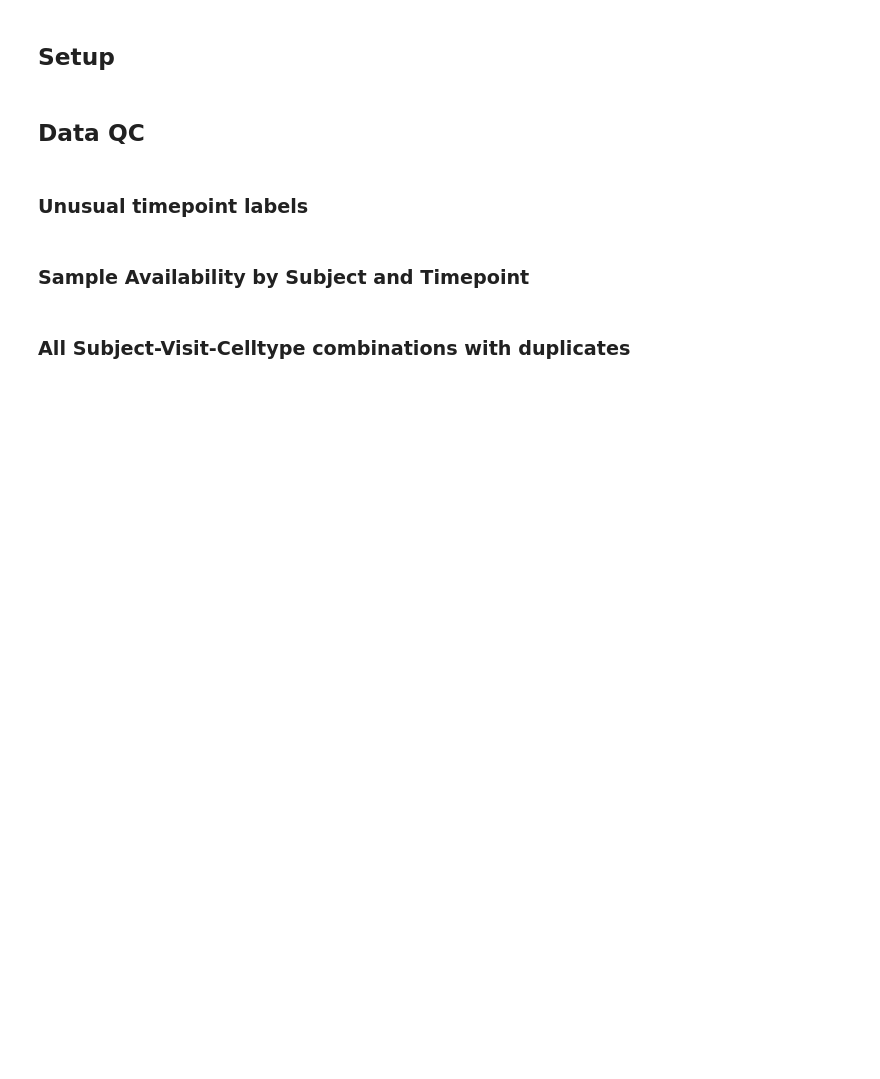
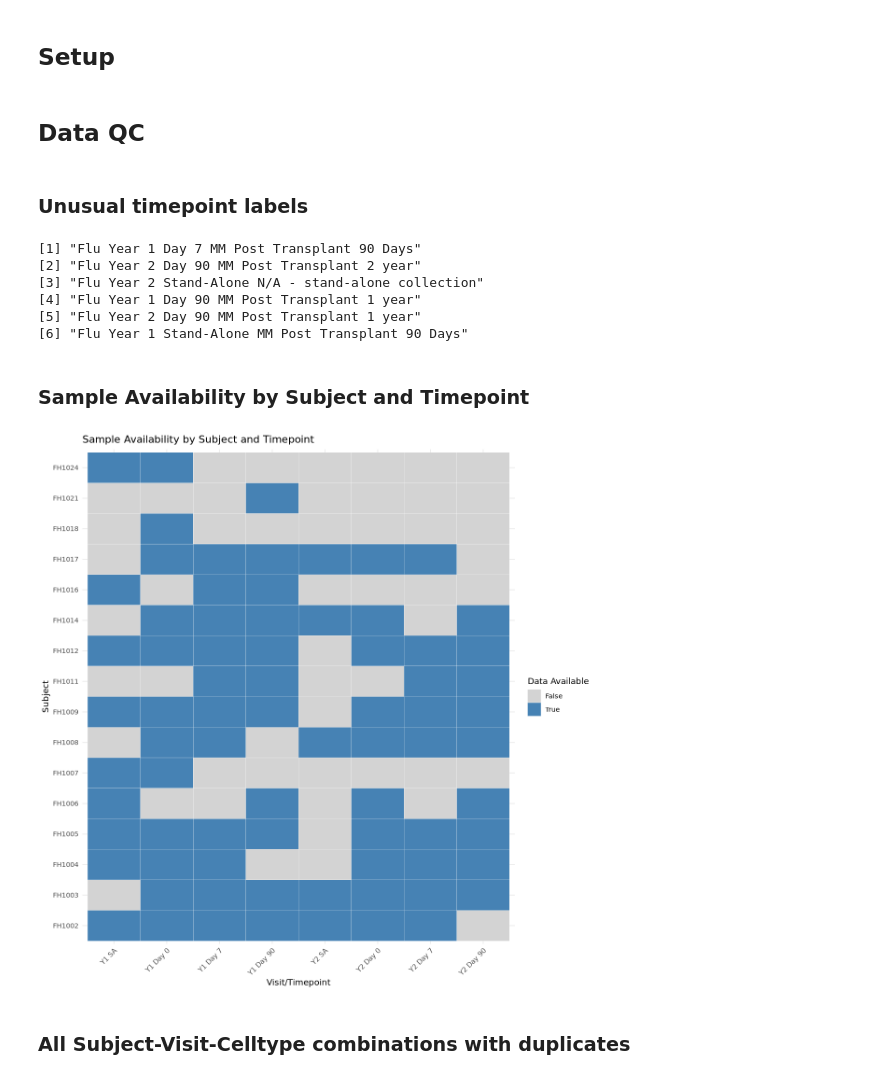
Before and after one commit to kevin-lee-aifi/pbmc_flow, a Jupyter notebook: notebooks/flu_response_longitudinal/myeloid_flu_response_longitudinal.ipynb, the cells around one changed output. Drawn from its saved outputs; the diff is of its cells as text; code cells hidden in the pictures; blank space fills up the shorter version.

```diff
--- a/notebooks/flu_response_longitudinal/myeloid_flu_response_longitudinal.ipynb
+++ b/notebooks/flu_response_longitudinal/myeloid_flu_response_longitudinal.ipynb
@@ -1,27 +1,16 @@
 # %% [markdown]
 ## Setup
 # %%
-suppressPackageStartupMessages({
-    library(ggplot2)
-    library(ggalluvial)
-    library(dplyr)
-    library(RColorBrewer)
-    library(gridExtra)
-    library(rlang)
-    library(tidyr)
-    library(patchwork)
-    library(data.table)
-    library(ggpubr)
-})
-
 home <- "/home/workspace/"
-path <- "pbmc_flow/data/NDMM PM1 data - Statistics(in).csv"
+path <- "pbmc_flow/data/NDMM PM1 data - Statistics (1).csv"
 util <- "pbmc_flow/utils.R"
+long_util <- "pbmc_flow/notebooks/flu_response_longitudinal/longitudinal_utils.R"
 
 source(file.path(home, util))
+source(file.path(home, long_util))
 
 df <- fread(file.path(home, path))
-df <- df[df$percentOf == "Live cells", ]
+df <- df[df$plate != "B196", ]
 df$subject <- df$Subject
 df$visit <- df$Visit
 df$cell <- df$population
@@ -47,5 +36,12 @@ data <- read.csv(file.path(home, path))
 unique_visits <- unique(data$Visit)
 visits_not_in_labels <- unique_visits[!unique_visits %in% names(timepoint_labels)]
 print(visits_not_in_labels)
+# %% [output]
+[1] "Flu Year 1 Day 7 MM Post Transplant 90 Days"
+[2] "Flu Year 2 Day 90 MM Post Transplant 2 year"
+[3] "Flu Year 2 Stand-Alone N/A - stand-alone collection"
+[4] "Flu Year 1 Day 90 MM Post Transplant 1 year"
+[5] "Flu Year 2 Day 90 MM Post Transplant 1 year"
+[6] "Flu Year 1 Stand-Alone MM Post Transplant 90 Days"
 # %% [markdown]
 ### Sample Availability by Subject and Timepoint
@@ -80,3 +48,14 @@ ggplot(plot_data, aes(x = visit, y = subject, fill = factor(present))) +
+# %%
+availability_plot <- plot_sample_availability(
+    df = df,
+    timepoint_labels = timepoint_labels,
+    plot_width = 10,
+    plot_height = 10
+)
+
+print(availability_plot)
+# %% [output]
+[figure, added]
 # %% [markdown]
 ### All Subject-Visit-Celltype combinations with duplicates
 # %%
```
Also changed, not shown: parts of 7 cells of this notebook, 33 other files.
